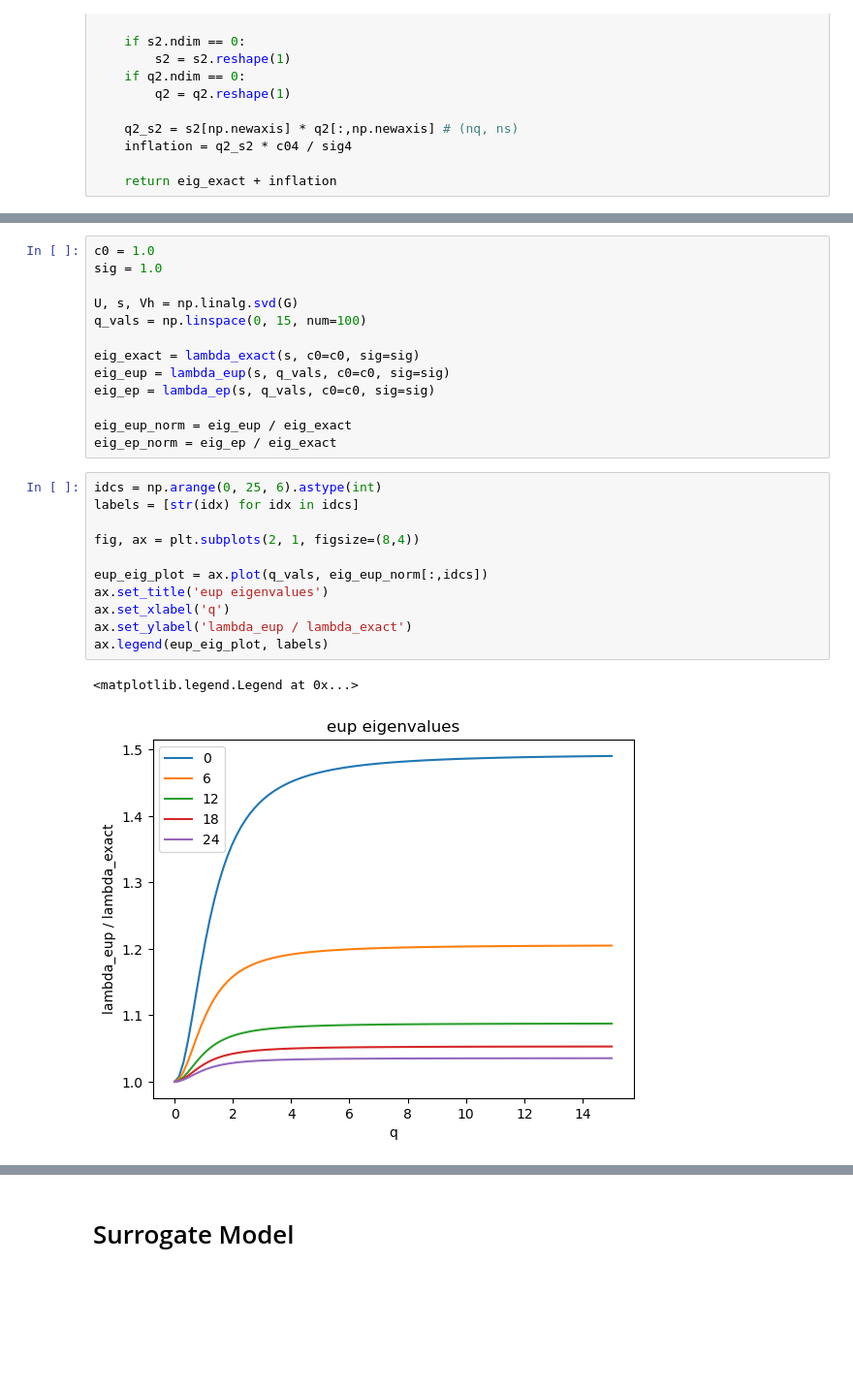
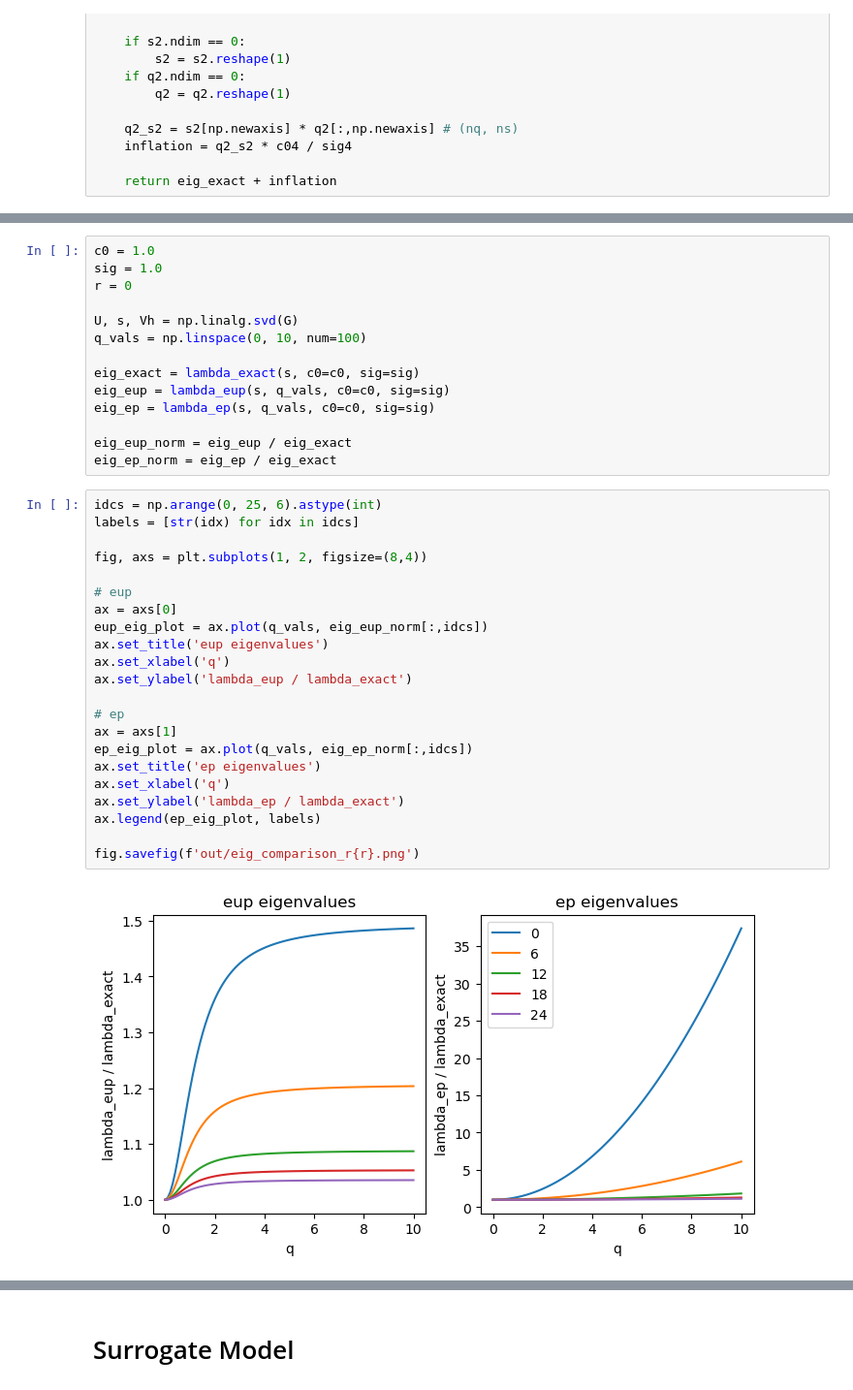
Before and after one commit to arob5/Bayesian-inference-with-surrogates, a Jupyter notebook: experiments/linear_Gaussian/linear_Gaussian_experiment.ipynb, the cells around one changed output, grey strips where cells are left out. Shown at 97% size. Drawn from its saved outputs; the diff is of its cells as text; blank space fills up the shorter version.

Commit message:
Added mean svd plots as well.

```diff
--- a/experiments/linear_Gaussian/linear_Gaussian_experiment.ipynb
+++ b/experiments/linear_Gaussian/linear_Gaussian_experiment.ipynb
@@ -188,9 +244,10 @@ def lambda_ep(s, q, c0=1., sig=1.):
 # %%
 c0 = 1.0
 sig = 1.0
+r = 0
 
 U, s, Vh = np.linalg.svd(G)
-q_vals = np.linspace(0, 15, num=100)
+q_vals = np.linspace(0, 10, num=100)
 
 eig_exact = lambda_exact(s, c0=c0, sig=sig)
 eig_eup = lambda_eup(s, q_vals, c0=c0, sig=sig)
@@ -201,14 +258,24 @@ eig_ep_norm = eig_ep / eig_exact
 # %%
 idcs = np.arange(0, 25, 6).astype(int)
 labels = [str(idx) for idx in idcs]
 
-fig, ax = plt.subplots(2, 1, figsize=(8,4))
+fig, axs = plt.subplots(1, 2, figsize=(8,4))
 
+# eup
+ax = axs[0]
 eup_eig_plot = ax.plot(q_vals, eig_eup_norm[:,idcs])
 ax.set_title('eup eigenvalues')
 ax.set_xlabel('q')
 ax.set_ylabel('lambda_eup / lambda_exact')
-ax.legend(eup_eig_plot, labels)
+
+# ep
+ax = axs[1]
+ep_eig_plot = ax.plot(q_vals, eig_ep_norm[:,idcs])
+ax.set_title('ep eigenvalues')
+ax.set_xlabel('q')
+ax.set_ylabel('lambda_ep / lambda_exact')
+ax.legend(ep_eig_plot, labels)
+
+fig.savefig(f'out/eig_comparison_r{r}.png')
 # %% [output]
-<matplotlib.legend.Legend at 0x...>
-[figure, old version]
+[figure, new version]
```
Also changed, not shown: parts of 4 cells of this notebook, 1 other file.
